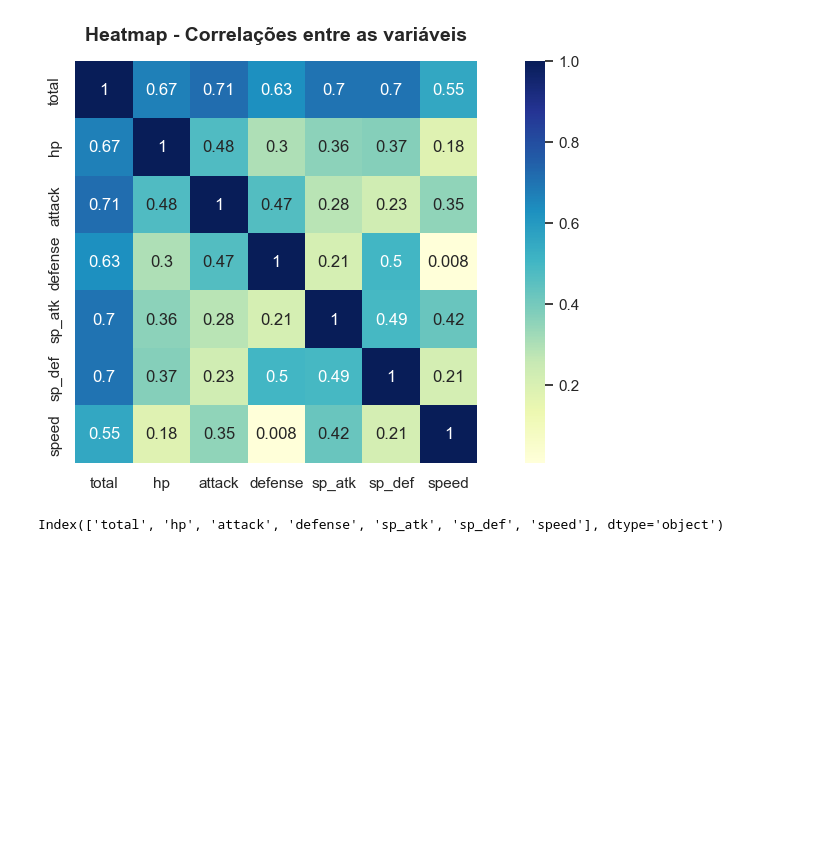
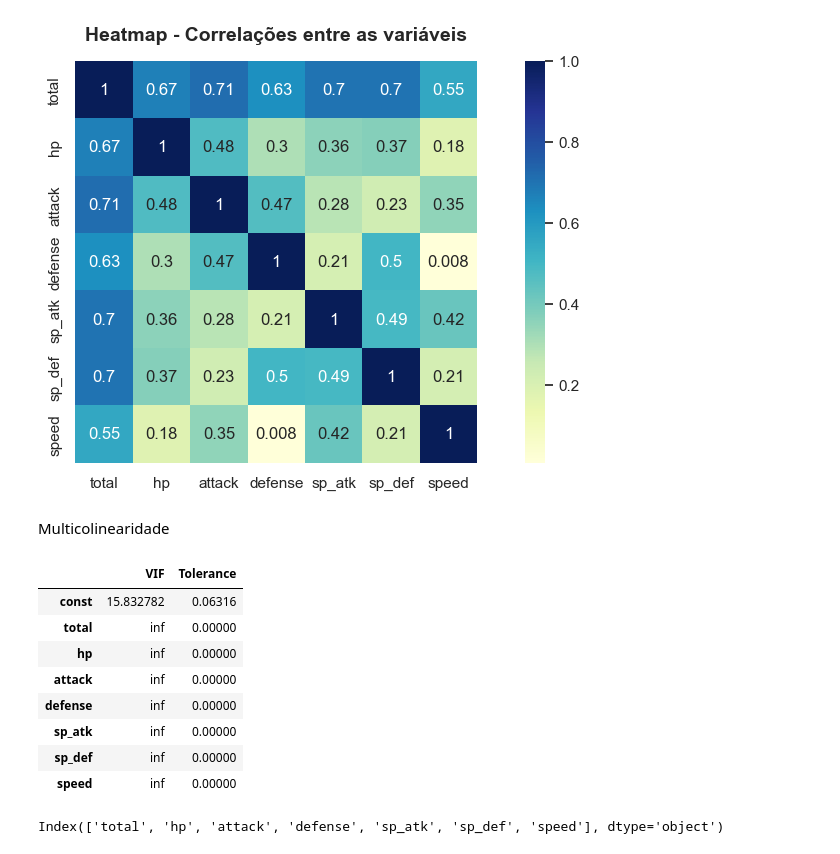
Before and after one commit to EdsonEdu2031/pi-2026, a Jupyter notebook: main.ipynb, the cells around one changed output. Cells and saved outputs as stored; diff of their text form; code cells hidden in the pictures; blank space fills up the shorter version.

```diff
--- a/main.ipynb
+++ b/main.ipynb
@@ -447,6 +450,38 @@ ax.set_aspect("equal")
 plt.tight_layout()
 # %% [output]
 [figure]
+# %% [markdown]
+Multicolinearidade
+# %%
+import statsmodels.api as sm
+from statsmodels.stats.outliers_influence import variance_inflation_factor
+
+# Estatísticas VIF (Variance Inflation Factor) e Tolerance das variáveis
+#explicativas para o 'modelo_completo" e para o 'step_modelo_completo'
+# Função 'variance_inflation_factor' do pacote
+#'statsmodels.stats.outliers_influence'
+
+# Para o 'modelo_completo'
+X1 = X # Use the original independent variables DataFrame
+X1 = sm.add_constant(X1)
+
+vif1 = pd.Series([variance_inflation_factor(X1.values, i)
+                 for i in range(X1.shape[1])],index=X1.columns)
+vif1
+tolerance1 = 1/vif1
+tolerance1
+
+pd.concat([vif1, tolerance1], axis=1, keys=['VIF', 'Tolerance'])
+# %% [output]
+|  | VIF | Tolerance |
+| const | 15.832782 | 0.06316 |
+| total | inf | 0.00000 |
+| hp | inf | 0.00000 |
+| attack | inf | 0.00000 |
+| defense | inf | 0.00000 |
+| sp_atk | inf | 0.00000 |
+| sp_def | inf | 0.00000 |
+| speed | inf | 0.00000 |
 # %%
 # Aplicando o PCA
 pca = PCA()
```
Also changed, not shown: parts of 17 cells of this notebook, 1 other file.
